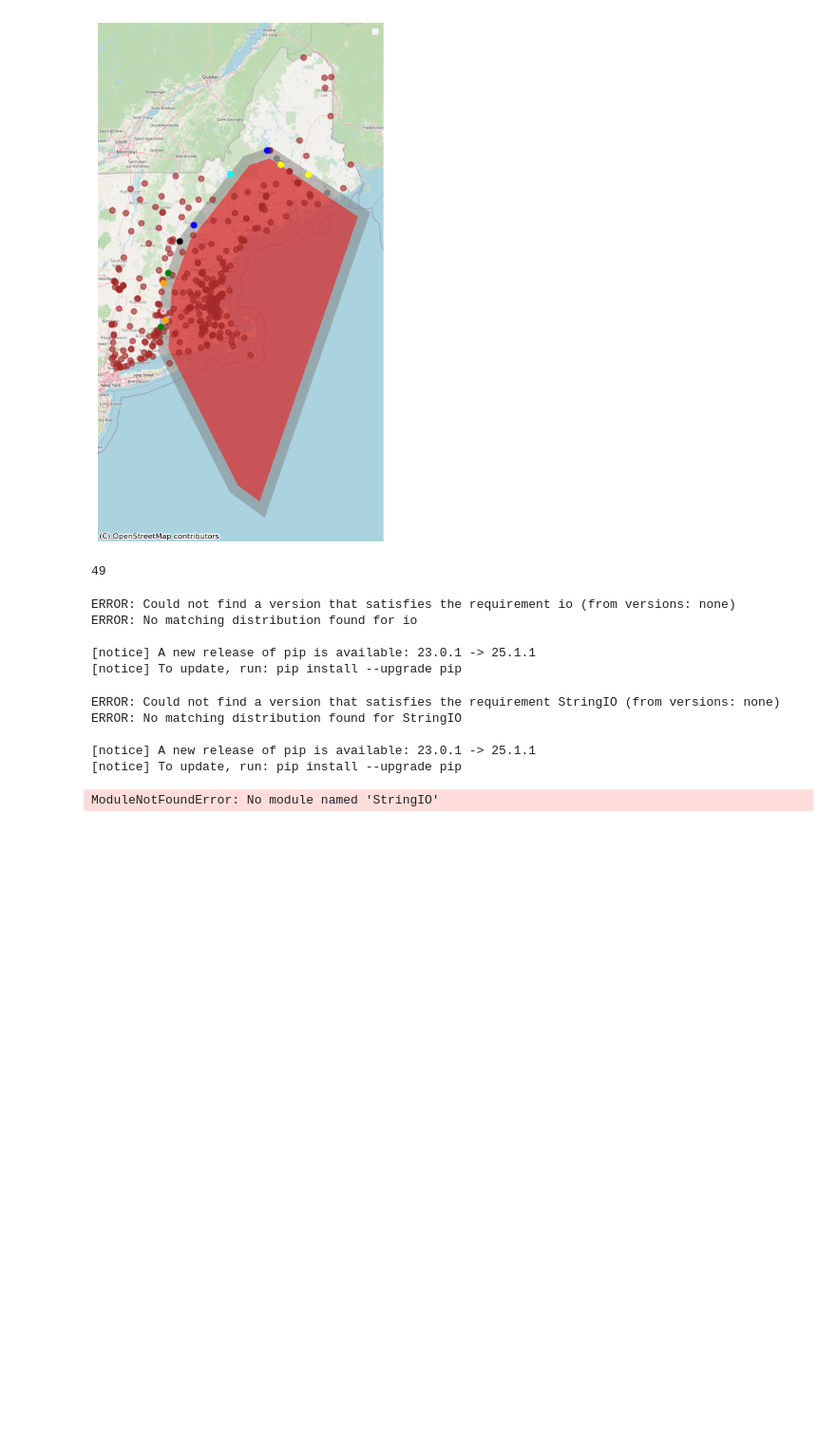
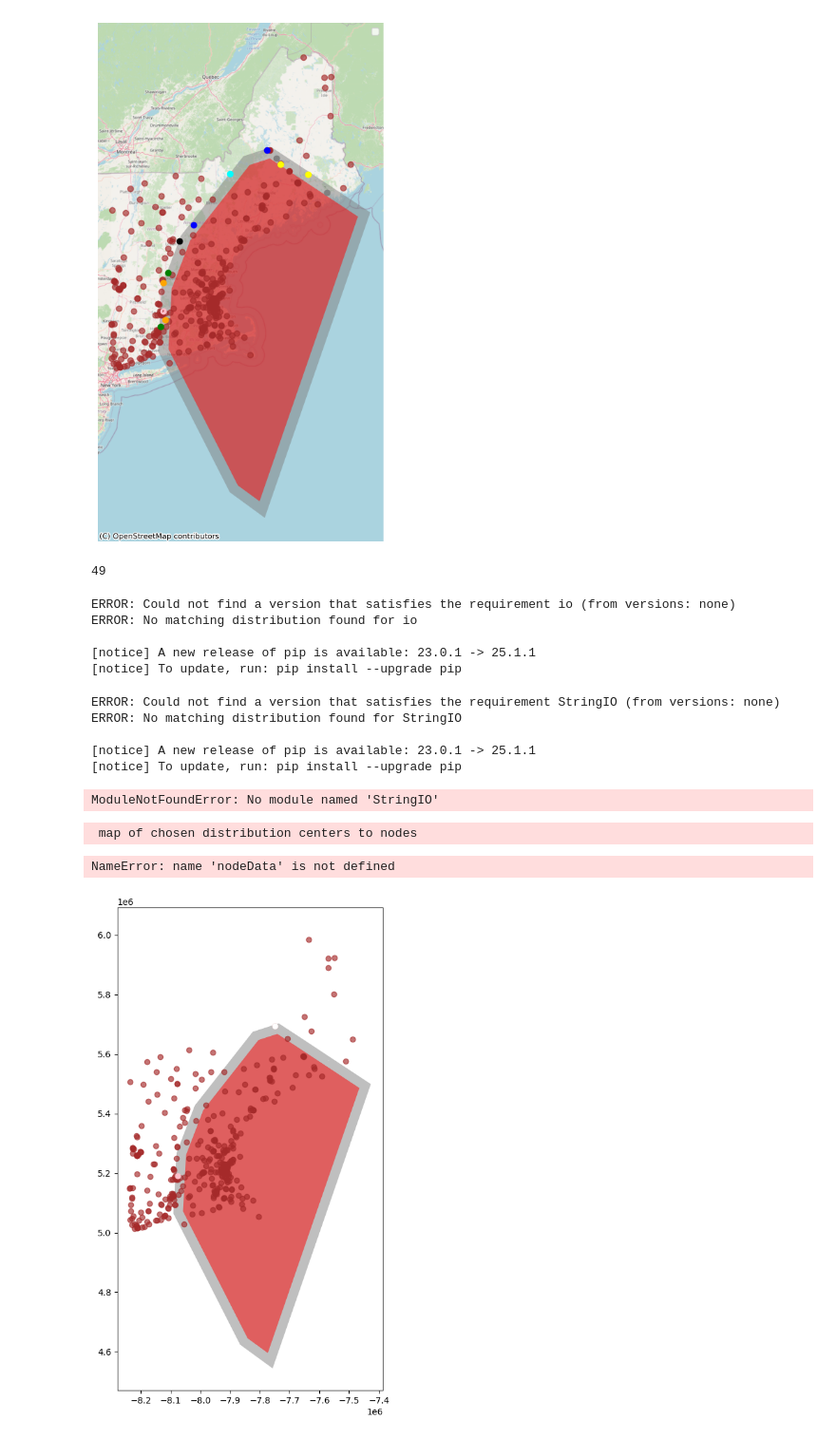
Before and after one commit to bwsi-hadr-2025-final-project/Logistics, a Jupyter notebook: src/Notebook 1.ipynb, the cells around one changed output. Shown at 95% size. Saved outputs shown, nothing was run; the diff lists cells and outputs as text; code cells hidden in the pictures; blank space fills up the shorter version.

```diff
--- a/src/Notebook 1.ipynb
+++ b/src/Notebook 1.ipynb
@@ -245,13 +234,9 @@ airfields_merc = airfields.to_crs(epsg=3857)
 distr_cntrs = airfields_merc[airfields_merc.within(perimeter)]
 distr_cntrs = distr_cntrs[~distr_cntrs.within(inner_perimeter)]
 distr_cntrs = distr_cntrs[~distr_cntrs['name'].str.contains('Seaplane', case=False, na=False)]
-colors = ['blue', 'green', 'orange', 'brown', 'gray', 'yellow', 'cyan', 'black']
-for i in range(len(distr_cntrs) - 1):
-    distr_cntr = distr_cntrs.iloc[i:i+1]
-    index = i % len(colors)
-    distr_cntr.plot(ax=ax, color=colors[index])
+distr_cntrs = distr_cntrs.iloc[list(range(7,8)) + list(range(6,7)) + list(range(8,9)) + list(range(9,10))]
 
-#distr_cntrs.plot(ax=ax, color='purple')
+distr_cntrs.plot(ax=ax, color='purple')
 
 ctx.add_basemap(ax, source=ctx.providers.OpenStreetMap.Mapnik)
 ax.set_axis_off()
@@ -351,41 +336,45 @@ candidates = distr_cntrs.copy()
 for i in range(4):
     if not candidates.empty:
         farthest_idx = candidates.geometry.distance(selection.unary_union).idxmax()
-        selection = pd.concat([selection, candidates.loc[[farthest_idx]]])
+        #selection = pd.concat([selection, candidates.loc[[farthest_idx]]])
         candidates = candidates.drop(farthest_idx)
 
 four_airfields = selection.iloc[1:]
 four_airfields.plot(ax=ax, color='white')
 print("\n map of chosen distribution centers to nodes")
 
 chosenCopy = selection.copy()
 chosenCopy["node id"] = None
 for _, row in chosenCopy.iterrows():
     geom = row.geometry
     closest = None
     min = float('inf')
 
     for i, v in G.nodes(data=True):
-        nodeGeom = nodeData.geometry
+        nodeGeom = v.geometry
 
-        dist = nodeGeom.distance(center_geom)
+        dist = nodeGeom.distance(geom)
         if dist < min:
             min = dist
             closest = i
 
     chosenCopy.at['node_id'] = closest
     print(f"'{row.get('name', 'Nameless')}' mapped to Gnode: {closest} (dist: {min:.2f} m)")
 
 
 
 distr_cntrs.plot(ax=ax, color='purple')
 distr_cntr_0.plot(ax=ax, color='blue')
 
 ctx.add_basemap(ax, source=ctx.providers.OpenStreetMap.Mapnik)
 ax.set_axis_off()
 ax.legend()
 
 plt.show()
+# %% [output]
+ map of chosen distribution centers to nodes
+NameError: name 'nodeData' is not defined
+[figure, added]
 # %% [markdown]
 <a style='text-decoration:none;line-height:16px;display:flex;color:#5B5B62;padding:10px;justify-content:end;' href='https://deepnote.com?utm_source=created-in-deepnote-cell&projectId=2dcc0f2a-2908-4fb2-84a7-f396276d2cf8' target="_blank">
 <img alt='Created in deepnote.com' style='display:inline;max-height:16px;margin:0px;margin-right:7.5px;' src='embedded-picture-1' > </img>
```
Also changed, not shown: parts of 4 cells of this notebook.
